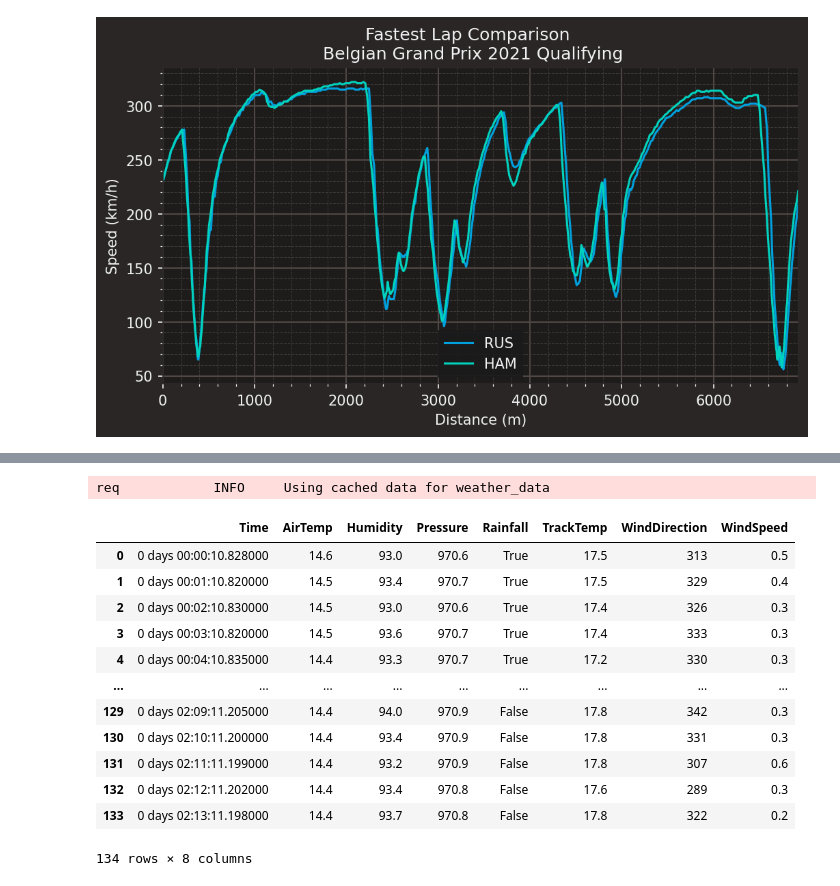
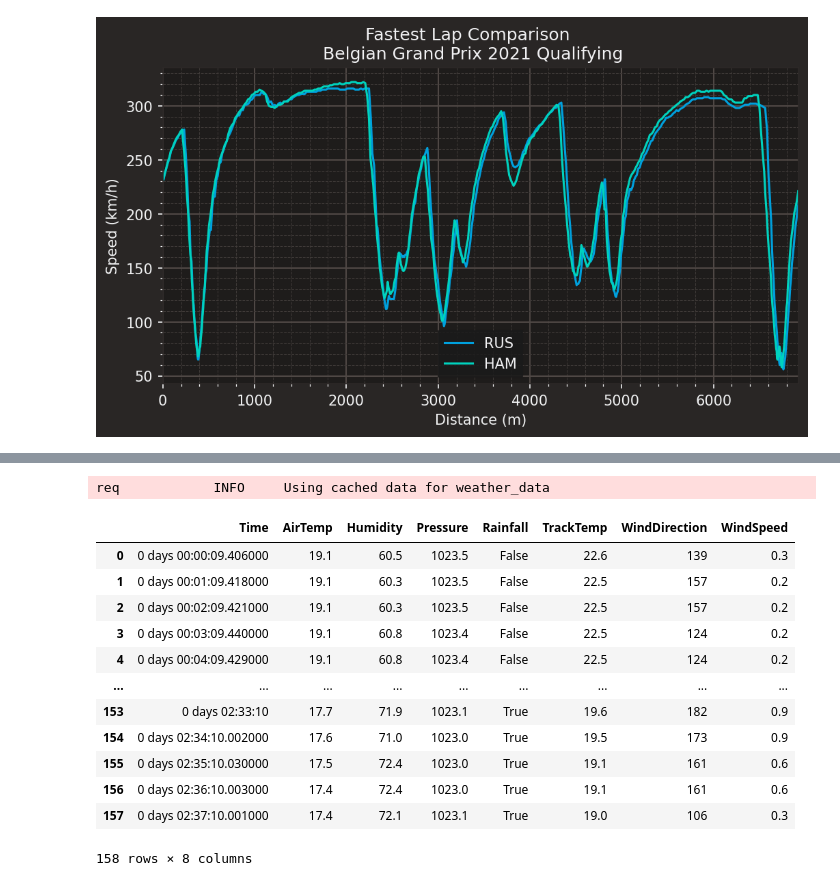
Before and after one commit to PrabhuPugal/Virtual-Race-Engineer, a Jupyter notebook: main.ipynb, the cells around one changed output, grey strips where cells are left out. Saved outputs shown, nothing was run; the diff lists cells and outputs as text; code cells hidden in the pictures.

Commit message:
russian gp

```diff
--- a/main.ipynb
+++ b/main.ipynb
@@ -60,0 +59,3 @@ req            INFO     Using cached data for race_control_messages
+# %%
+racesession=ff.get_session(2021,'Russia','R')
+racesession.load()
@@ -61,19 +80,19 @@ req            INFO     Using cached data for race_control_messages
 # %%
-weather=fap.weather_data(session.api_path)
+weather=fap.weather_data(racesession.api_path)
 weatherdf=pd.DataFrame(weather)
 weatherdf
 # %% [output]
 req            INFO     Using cached data for weather_data
 |  | Time | AirTemp | Humidity | Pressure | Rainfall | TrackTemp | WindDirection | WindSpeed |
-| 0 | 0 days 00:00:10.828000 | 14.6 | 93.0 | 970.6 | True | 17.5 | 313 | 0.5 |
-| 1 | 0 days 00:01:10.820000 | 14.5 | 93.4 | 970.7 | True | 17.5 | 329 | 0.4 |
-| 2 | 0 days 00:02:10.830000 | 14.5 | 93.0 | 970.6 | True | 17.4 | 326 | 0.3 |
-| 3 | 0 days 00:03:10.820000 | 14.5 | 93.6 | 970.7 | True | 17.4 | 333 | 0.3 |
-| 4 | 0 days 00:04:10.835000 | 14.4 | 93.3 | 970.7 | True | 17.2 | 330 | 0.3 |
+| 0 | 0 days 00:00:09.406000 | 19.1 | 60.5 | 1023.5 | False | 22.6 | 139 | 0.3 |
+| 1 | 0 days 00:01:09.418000 | 19.1 | 60.3 | 1023.5 | False | 22.5 | 157 | 0.2 |
+| 2 | 0 days 00:02:09.421000 | 19.1 | 60.3 | 1023.5 | False | 22.5 | 157 | 0.2 |
+| 3 | 0 days 00:03:09.440000 | 19.1 | 60.8 | 1023.4 | False | 22.5 | 124 | 0.2 |
+| 4 | 0 days 00:04:09.429000 | 19.1 | 60.8 | 1023.4 | False | 22.5 | 124 | 0.2 |
 | ... | ... | ... | ... | ... | ... | ... | ... | ... |
-| 129 | 0 days 02:09:11.205000 | 14.4 | 94.0 | 970.9 | False | 17.8 | 342 | 0.3 |
-| 130 | 0 days 02:10:11.200000 | 14.4 | 93.4 | 970.9 | False | 17.8 | 331 | 0.3 |
-| 131 | 0 days 02:11:11.199000 | 14.4 | 93.2 | 970.9 | False | 17.8 | 307 | 0.6 |
-| 132 | 0 days 02:12:11.202000 | 14.4 | 93.4 | 970.8 | False | 17.6 | 289 | 0.3 |
-| 133 | 0 days 02:13:11.198000 | 14.4 | 93.7 | 970.8 | False | 17.8 | 322 | 0.2 |
+| 153 | 0 days 02:33:10 | 17.7 | 71.9 | 1023.1 | True | 19.6 | 182 | 0.9 |
+| 154 | 0 days 02:34:10.002000 | 17.6 | 71.0 | 1023.0 | True | 19.5 | 173 | 0.9 |
+| 155 | 0 days 02:35:10.030000 | 17.5 | 72.4 | 1023.0 | True | 19.1 | 161 | 0.6 |
+| 156 | 0 days 02:36:10.003000 | 17.4 | 72.4 | 1023.0 | True | 19.1 | 161 | 0.6 |
+| 157 | 0 days 02:37:10.001000 | 17.4 | 72.1 | 1023.1 | True | 19.0 | 106 | 0.3 |
-134 rows × 8 columns
+158 rows × 8 columns
```
Also changed, not shown: parts of 2 cells of this notebook.
